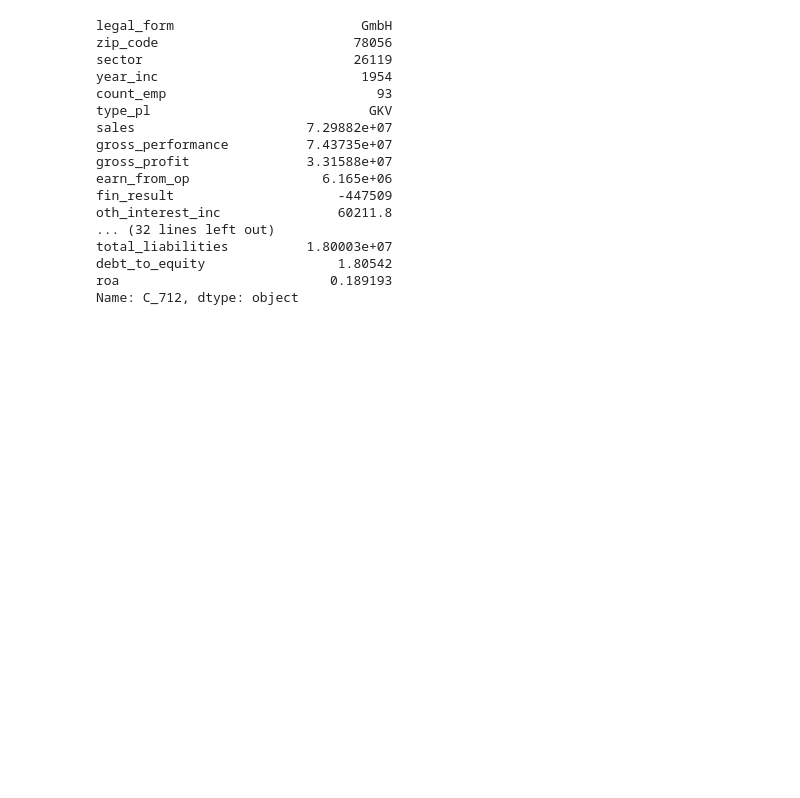
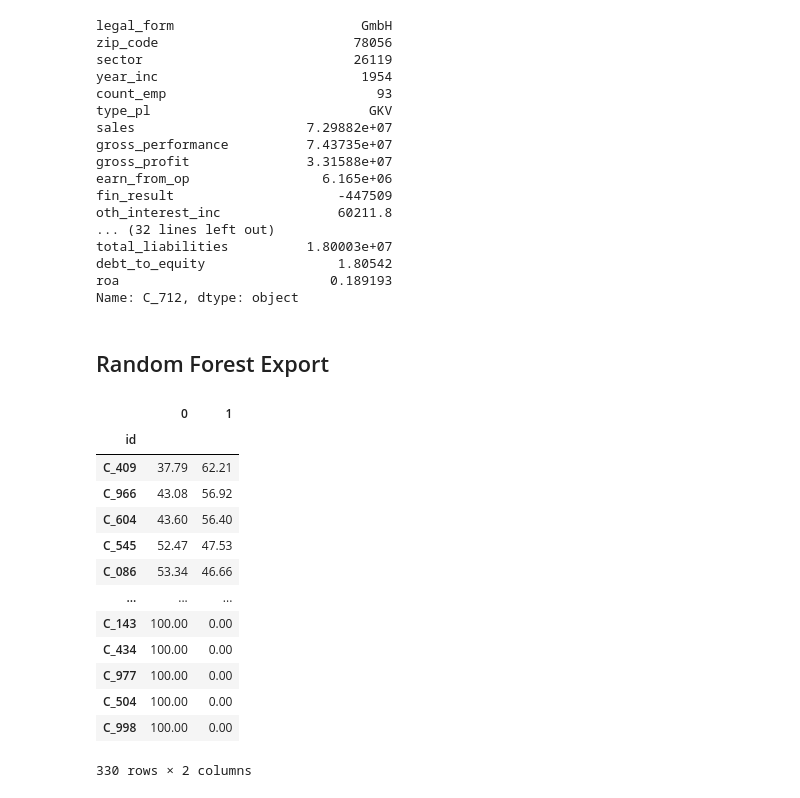
Before and after one commit to danIBK/SE_Risk_Management, a Jupyter notebook: Hello World.ipynb, the cells around one changed output. Cells and saved outputs as stored; diff of their text form; code cells hidden in the pictures; blank space fills up the shorter version.

Commit message:
Export Draft Done

```diff
--- a/Hello World.ipynb
+++ b/Hello World.ipynb
@@ -989,8 +1017,9 @@ plt.title("Distribution of Ginis in sample");
 from sklearn.ensemble import RandomForestRegressor
 from sklearn.ensemble import RandomForestClassifier
 
+
 # Splitting data into training and testing sets.
-train_features, test_features, train_labels, test_labels = train_test_split(X, y, test_size = 0.2, random_state = 42, stratify = y)
+train_features, test_features, train_labels, test_labels = train_test_split(X, y, test_size = 0.1, random_state = 42, stratify = y)
 
 
 
@@ -1152,3 +1195,5 @@ total_liabilities          1.80003e+07
 debt_to_equity                 1.80542
 roa                           0.189193
 Name: C_712, dtype: object
+# %% [markdown]
+## Random Forest Export
@@ -1154,0 +1212,21 @@ Name: C_712, dtype: object
+# %%
+y_RF = pd.DataFrame(rf.predict(X_rf),columns={'Default'},index=i_ndex)
+y_RF_prob = pd.DataFrame(rf.predict_proba(X_rf),index=i_ndex)
+y_RF_prob = round(y_RF_prob*100,2)
+
+y_RF_prob.sort_values(by=1, ascending=False)
+# %% [output]
+|  | 0 | 1 |
+| id |  |  |
+| C_409 | 37.79 | 62.21 |
+| C_966 | 43.08 | 56.92 |
+| C_604 | 43.60 | 56.40 |
+| C_545 | 52.47 | 47.53 |
+| C_086 | 53.34 | 46.66 |
+| ... | ... | ... |
+| C_143 | 100.00 | 0.00 |
+| C_434 | 100.00 | 0.00 |
+| C_977 | 100.00 | 0.00 |
+| C_504 | 100.00 | 0.00 |
+| C_998 | 100.00 | 0.00 |
+330 rows × 2 columns
```
Also changed, not shown: parts of 25 cells of this notebook, 2 other files.
